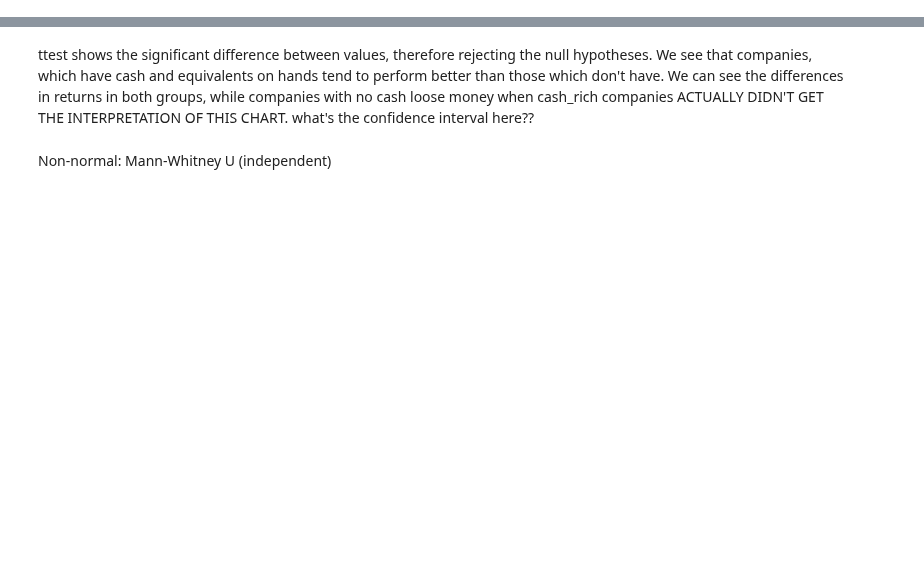
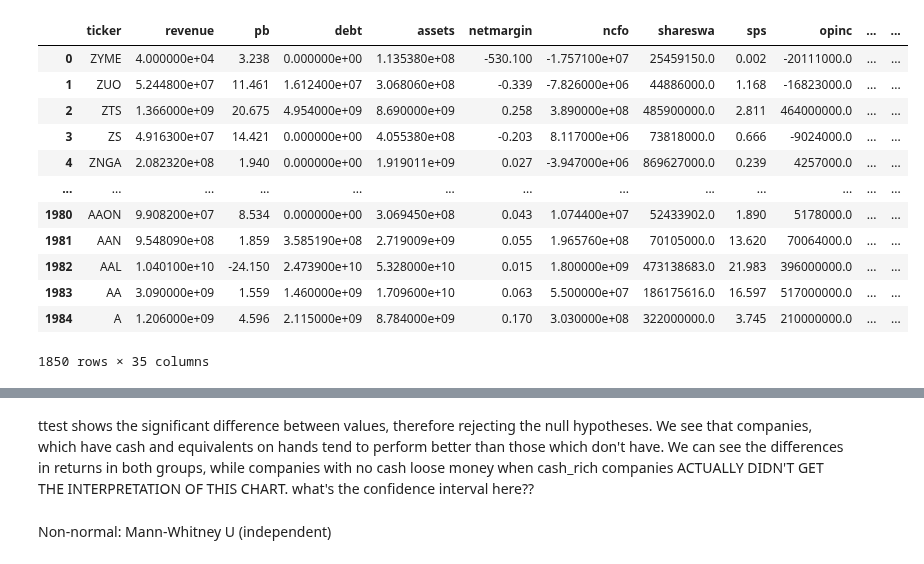
Before and after one commit to Gaukhar-ai/for_my_Thinkful_work, a Jupyter notebook: capstone/2018_2019_stock_market_return.ipynb, the cells around one changed output, grey strips where cells are left out. Saved outputs shown, nothing was run; the diff lists cells and outputs as text; code cells hidden in the pictures; blank space fills up the shorter version.

```diff
--- a/capstone/2018_2019_stock_market_return.ipynb
+++ b/capstone/2018_2019_stock_market_return.ipynb
@@ -210,0 +204,16 @@ DescribeResult(nobs=1351, minmax=(-0.8544848484848484, 11.80241935483871), mean=
+# %%
+df2018
+# %% [output]
+|  | ticker | revenue | pb | debt | assets | netmargin | ncfo | shareswa | sps | opinc | ... | ... |
+| 0 | ZYME | 4.000000e+04 | 3.238 | 0.000000e+00 | 1.135380e+08 | -530.100 | -1.757100e+07 | 25459150.0 | 0.002 | -20111000.0 | ... | ... |
+| 1 | ZUO | 5.244800e+07 | 11.461 | 1.612400e+07 | 3.068060e+08 | -0.339 | -7.826000e+06 | 44886000.0 | 1.168 | -16823000.0 | ... | ... |
+| 2 | ZTS | 1.366000e+09 | 20.675 | 4.954000e+09 | 8.690000e+09 | 0.258 | 3.890000e+08 | 485900000.0 | 2.811 | 464000000.0 | ... | ... |
+| 3 | ZS | 4.916300e+07 | 14.421 | 0.000000e+00 | 4.055380e+08 | -0.203 | 8.117000e+06 | 73818000.0 | 0.666 | -9024000.0 | ... | ... |
+| 4 | ZNGA | 2.082320e+08 | 1.940 | 0.000000e+00 | 1.919011e+09 | 0.027 | -3.947000e+06 | 869627000.0 | 0.239 | 4257000.0 | ... | ... |
+| ... | ... | ... | ... | ... | ... | ... | ... | ... | ... | ... | ... | ... |
+| 1980 | AAON | 9.908200e+07 | 8.534 | 0.000000e+00 | 3.069450e+08 | 0.043 | 1.074400e+07 | 52433902.0 | 1.890 | 5178000.0 | ... | ... |
+| 1981 | AAN | 9.548090e+08 | 1.859 | 3.585190e+08 | 2.719009e+09 | 0.055 | 1.965760e+08 | 70105000.0 | 13.620 | 70064000.0 | ... | ... |
+| 1982 | AAL | 1.040100e+10 | -24.150 | 2.473900e+10 | 5.328000e+10 | 0.015 | 1.800000e+09 | 473138683.0 | 21.983 | 396000000.0 | ... | ... |
+| 1983 | AA | 3.090000e+09 | 1.559 | 1.460000e+09 | 1.709600e+10 | 0.063 | 5.500000e+07 | 186175616.0 | 16.597 | 517000000.0 | ... | ... |
+| 1984 | A | 1.206000e+09 | 4.596 | 2.115000e+09 | 8.784000e+09 | 0.170 | 3.030000e+08 | 322000000.0 | 3.745 | 210000000.0 | ... | ... |
+1850 rows × 35 columns
```
Also changed, not shown: parts of 34 cells of this notebook, 2 other files.
